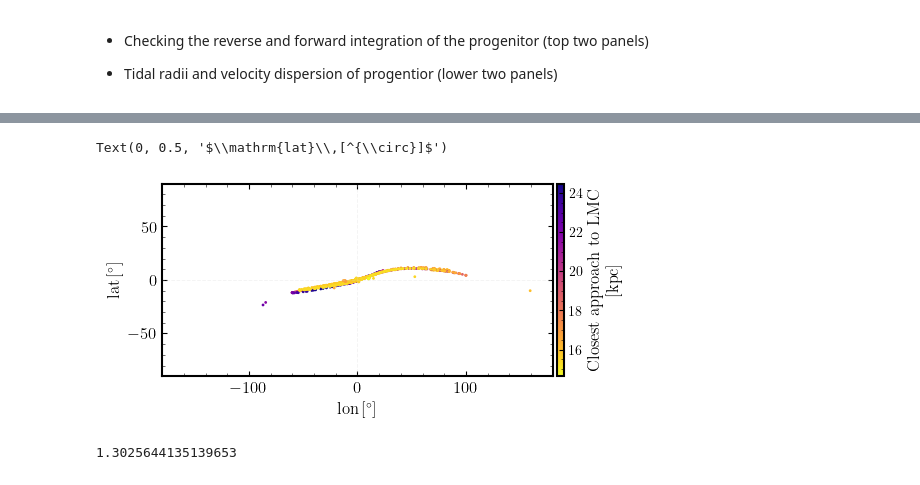
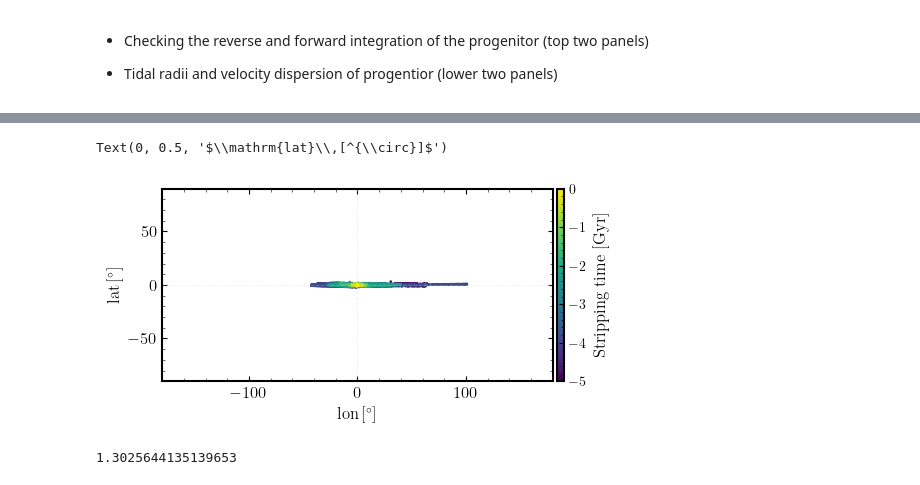
Before and after one commit to dc-broo3/oceanus, a Jupyter notebook: analysis/test-streamgen.ipynb, the cells around one changed output, grey strips where cells are left out. Saved outputs shown, nothing was run; the diff lists cells and outputs as text; code cells hidden in the pictures.

Commit message:
Changes to allow for a rigid MW model (no halo motion)

```diff
--- a/analysis/test-streamgen.ipynb
+++ b/analysis/test-streamgen.ipynb
@@ -306,12 +315,15 @@ def gala_rewind(Tbegin, Tend, dt, w, mwdflag, mwhflag, lmcflag):
     return pos[0].to(u.kpc), vel[0].to(u.km/u.s), t.to(u.Gyr)
 # %%
-def gala_forward(Tbegin, Tend, dt, w, mwdflag, mwhflag, lmcflag):
+def gala_forward(Tbegin, Tend, dt, w, mwdflag, mwhflag, lmcflag, motion):
 
-    integrator = gi.LeapfrogIntegrator(gala_F, func_units=galactic, func_args=(mwdflag, mwhflag, lmcflag,))
+    integrator = gi.LeapfrogIntegrator(gala_F, func_units=galactic, func_args=(mwdflag, mwhflag, lmcflag,motion))
     # integrator = gi.Ruth4Integrator(gala_F, func_units=galactic, func_args=(mwdflag, mwhflag, lmcflag,))
 
     mwd_x0 = np.array(Model.expansion_centres(Tbegin)[:3])*u.kpc
     mwd_v0 = np.array(Model.expansion_centre_velocities(Tbegin)[:3])*(u.km/u.s)
+    if motion==False:
+        mwd_x0 *= 0
+        mwd_v0 *= 0
 
     w0 = gd.PhaseSpacePosition(pos=w.xyz+mwd_x0,
                                vel=(w.v_xyz.to(u.km/u.s) +mwd_v0).to(u.kpc/u.Myr) )
@@ -324,6 +336,9 @@ def gala_forward(Tbegin, Tend, dt, w, mwdflag, mwhflag, lmcflag):
     # subtract these off
     disk_x0 = np.array([Model.expansion_centres(t)[:3] for t in orbit.t.to_value(u.Gyr)])
     disk_v0 = np.array([Model.expansion_centre_velocities(t)[:3] for t in orbit.t.to_value(u.Gyr)])
+    if motion==False:
+        disk_x0 *= 0
+        disk_v0 *= 0
     pos=orbit.xyz - disk_x0.T*u.kpc,
     vel=orbit.v_xyz.to(u.km/u.s) - disk_v0.T*u.km/u.s,
     t=orbit.t
@@ -332,16 +347,17 @@ def gala_forward(Tbegin, Tend, dt, w, mwdflag, mwhflag, lmcflag):
 #     orbit_disk_frame.plot();
     return pos[0].to(u.kpc), vel[0].to(u.km/u.s), t.to(u.Gyr)
 # %%
-def energies_angmom(t, xs, vs, mwdflag, mwhflag, lmcflag):
+def energies_angmom(t, xs, vs, mwdflag, mwhflag, lmcflag, motion):
 
     """
     calculate the energies and angular momenta of particles for a given time snapshot.
     """
-
     # Kinetic energy
     Ek = (.5 * np.linalg.norm(vs, axis=1)**2) * (u.km/u.s)**2
     # Potential energy
     x0 = np.array(Model.expansion_centres(t))
+    if motion==False:
+        x0 *= 0
     pot_disk = Model.mwd_fields(t,
                                 xs[:,0] - x0[:3][0],
                                 xs[:,1] - x0[:3][1],
@@ -362,8 +378,9 @@ def energies_angmom(t, xs, vs, mwdflag, mwhflag, lmcflag):
     # Angular momentum
     L = np.linalg.norm(np.cross(xs, vs), axis=1) * (u.kpc*u.km/u.s)
     Lz = np.cross(xs[:,0:2], vs[:,0:2]) * (u.kpc*u.km/u.s)
+    Lx = np.cross(xs[:,1:], vs[:,1:]) * (u.kpc*u.km/u.s)
 
-    return E, L, Lz
+    return E, L, Lz, Lx
 # %%
 def lmc_traj(rewindtime, dt):
     """
@@ -705,5 +733,5 @@ def readparams(paramfile):
 # %%
-file = "../ics/full-mwh-full-mwd-full-lmc/param_4.yaml"
+file = "../ics/rigid-mw/param_106.yaml"
 # file = "../ics/param-files/gd1/static-mw.yaml"
 params = readparams(file)
 params
@@ -730,6 +755,6 @@ params
  False]
 # %%
-xs, vs, ts, prog_rewind_orbit, xs_myleap, vs_myleap, ts2, E, L, Lz, sigma_v, lmc_sep = lagrange_cloud_strip_adT(params)
+xs, vs, ts, prog_rewind_orbit, xs_myleap, vs_myleap, ts2, E, L, Lz, Lx, sigma_v, lmc_sep = lagrange_cloud_strip_adT(params)
 # %% [output]
 rewinding progenitor...
 forward integrating...
@@ -834,37 +859,37 @@ v_angle = np.arctan2(new_vxyz[2], new_vxyz[1])
 R3 = Rotation.from_euler("x", -v_angle.to_value(u.degree), degrees=True)
 R = (R3 * R2 * R1).as_matrix()
 #-------------------------------------------------------------------------------------
 ### Rotate the whole stream by the final rotation matrix
 #-------------------------------------------------------------------------------------
 prog_rot = gd.PhaseSpacePosition(prog.data.transform(R))
 prog_sph = prog_rot.spherical
 stream_rot = gd.PhaseSpacePosition(stream.data.transform(R))
 stream_sph = stream_rot.spherical
 #-------------------------------------------------------------------------------------
 ### Plot the streams
 #-------------------------------------------------------------------------------------
 
 ax.hlines(0, -200, 200, ls='dashed', color='lightgrey', lw=0.7, alpha=.25)
 ax.vlines(0, -200, 200, ls='dashed', color='lightgrey', lw=0.7, alpha=.25)
 
 lons = stream_sph.lon.wrap_at(180*u.deg).degree
 lats =  stream_sph.lat.degree
 
-plot=plt.scatter(lons, lats, s=1 , c=lmc_sep[:-1], cmap = 'plasma_r',rasterized=True)
+plot=plt.scatter(lons, lats, s=1 , c=start_times, cmap = 'viridis',rasterized=True)
 # ax.scatter(prog_sph.lon.wrap_at(180*u.deg).degree, prog_sph.lat.degree, s=100, edgecolors='k', facecolor='orange',marker='*', label='Prog.', rasterized=True)
 
 cb = fig.colorbar(plot,  ax=ax, location='right', aspect=30, pad=0.01)
-# cb.set_label('Stripping time [Gyr]')
-cb.set_label('Closest approach to LMC \n [kpc]')
+cb.set_label('Stripping time [Gyr]')
+# cb.set_label('Closest approach to LMC \n [kpc]')
 cb.ax.tick_params(labelsize=10)
 
 ax.set_xlim(-180,180)
 ax.set_ylim(-90,90)
 ax.set_xlabel(r'$\mathrm{lon}\,[^{\circ}]$')
 ax.set_ylabel(r'$\mathrm{lat}\,[^{\circ}]$')
 # %% [output]
 Text(0, 0.5, '$\\mathrm{lat}\\,[^{\\circ}]$')
-[figure, old version]
+[figure, new version]
 # %%
 def local_veldis(lons, vfs):
     # Compute percentiles
```
Also changed, not shown: parts of 9 cells of this notebook, 19 other files.
